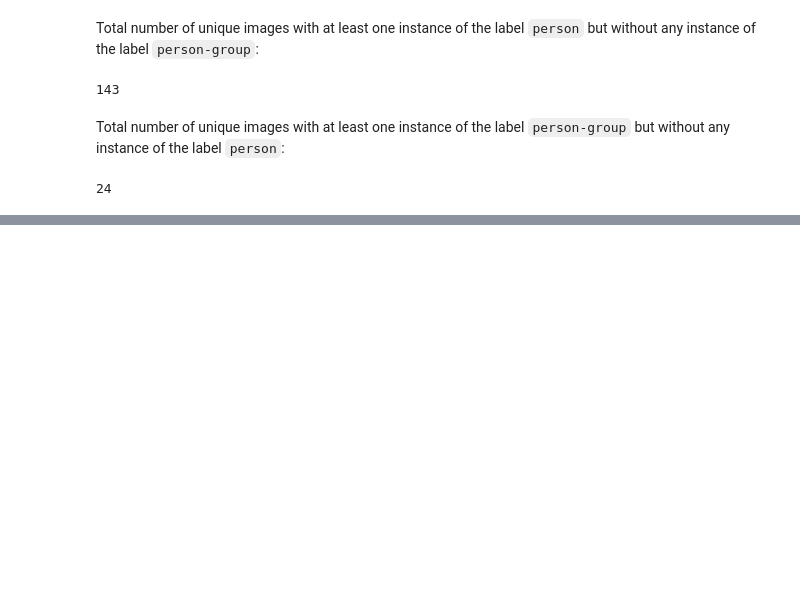
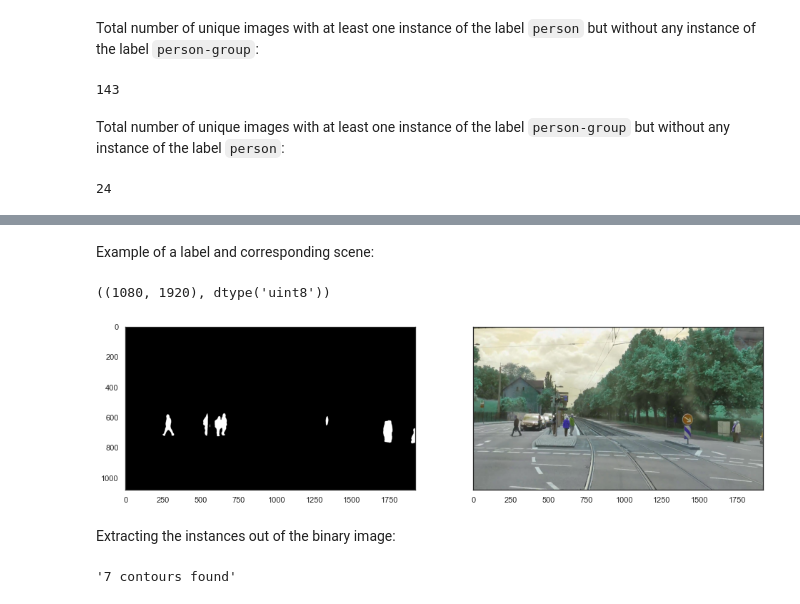
Before and after one commit to Denbergvanthijs/railsem19_yolov5, a Jupyter notebook: analyse_rs19_val.ipynb, the cells around one changed output, grey strips where cells are left out. Drawn from its saved outputs; the diff is of its cells as text; code cells hidden in the pictures; blank space fills up the shorter version.

```diff
--- a/analyse_rs19_val.ipynb
+++ b/analyse_rs19_val.ipynb
@@ -119,0 +154,22 @@ len(set(unique_img_person_group) - set(unique_img_person))
+# %% [markdown]
+Example of a label and corresponding scene:
+# %%
+binary_image = (demo_image == class_human).astype(np.uint8)
+demo_image_original = cv2.imread("./rs19_val/jpgs/rs19_val/rs00106.jpg")
+
+fig, ax = plt.subplots(1, 2, figsize=(16, 9), sharey=True)
+plt.grid(False)
+ax[0].imshow(binary_image, cmap="gray")
+ax[1].imshow(demo_image_original)
+
+binary_image.shape, binary_image.dtype
+# %% [output]
+((1080, 1920), dtype('uint8'))
+[figure, added]
+# %% [markdown]
+Extracting the instances out of the binary image:
+# %%
+contours, _ = cv2.findContours(binary_image, cv2.RETR_EXTERNAL, cv2.CHAIN_APPROX_SIMPLE)
+f"{len(contours)} contours found"
+# %% [output]
+'7 contours found'
```
Also changed, not shown: parts of 11 cells of this notebook.
